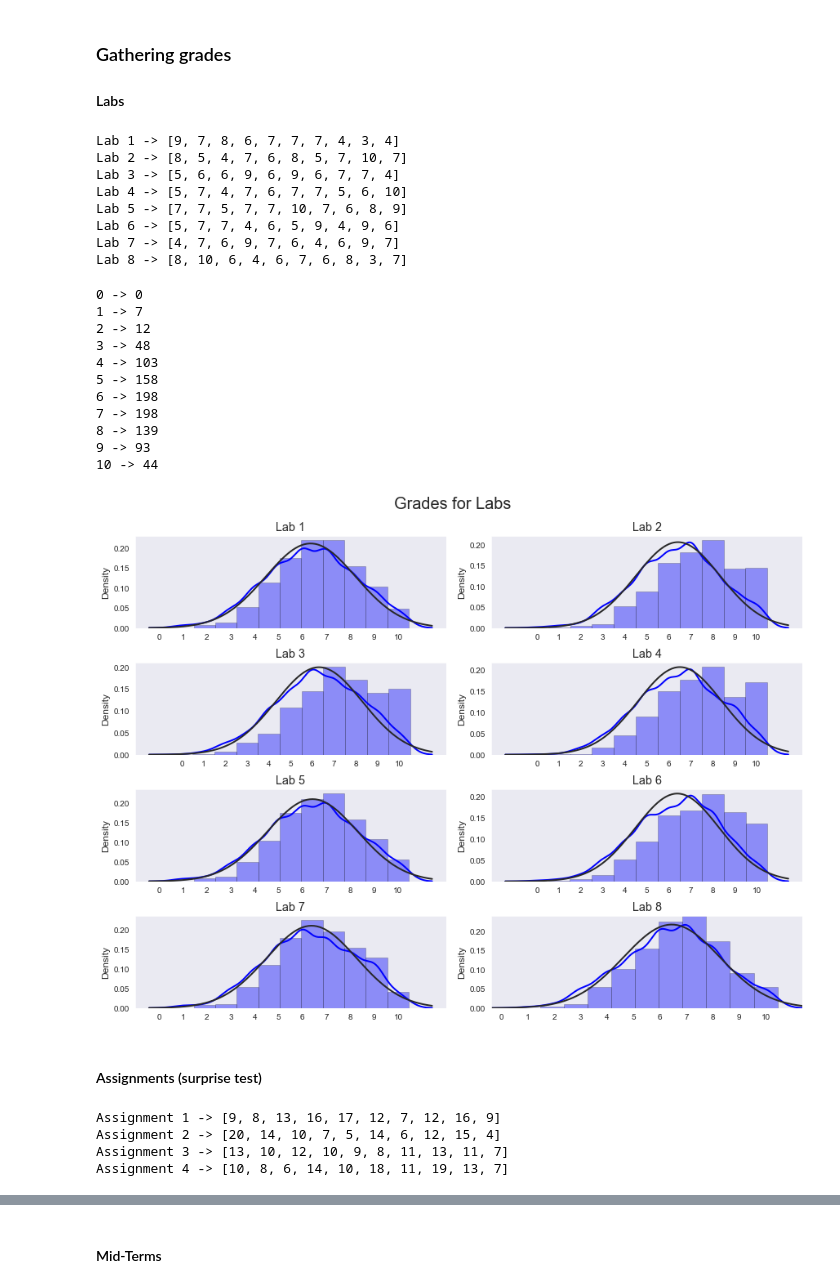
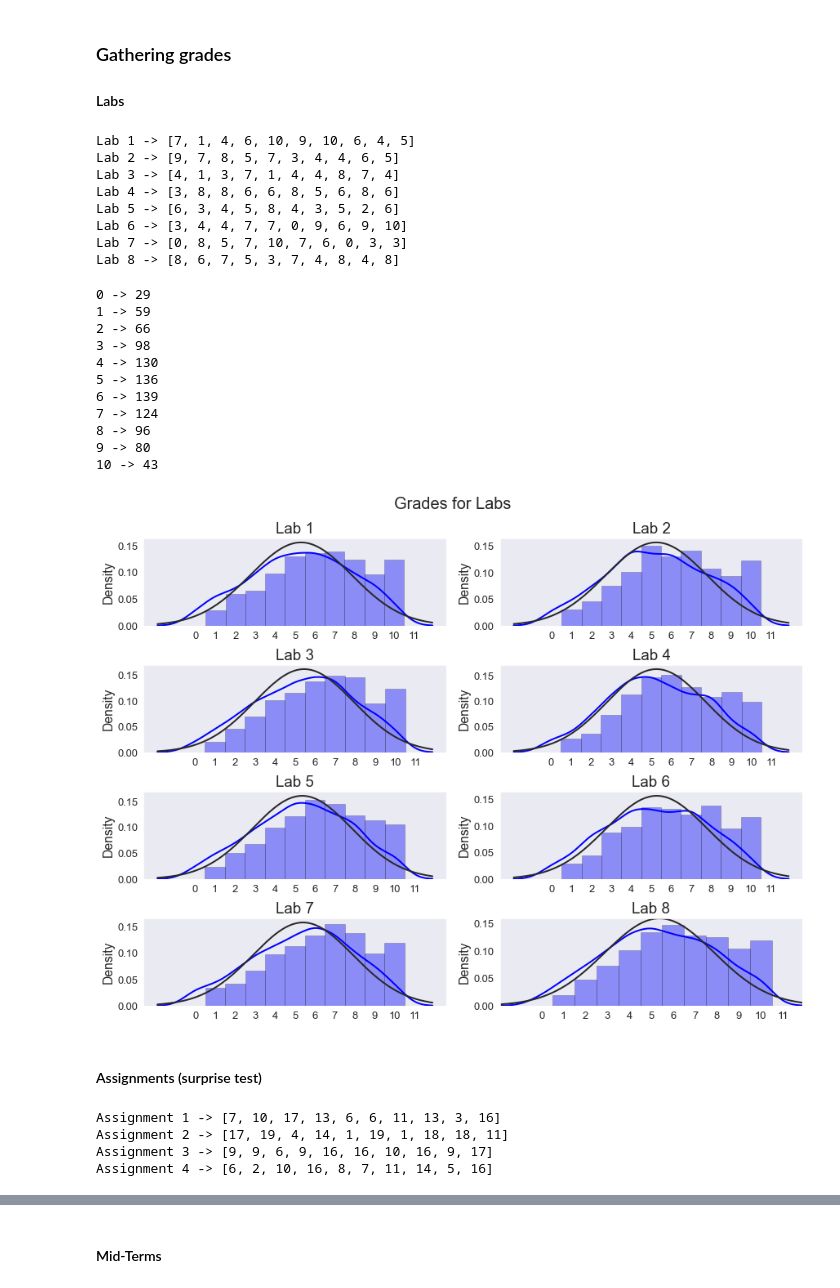
Before and after one commit to Cookie182/personal-projects, a Jupyter notebook: Grades_prediction/Grades_prediction.ipynb, the cells around one changed output, grey strips where cells are left out. Drawn from its saved outputs; the diff is of its cells as text; code cells hidden in the pictures.

```diff
--- a/Grades_prediction/Grades_prediction.ipynb
+++ b/Grades_prediction/Grades_prediction.ipynb
@@ -38,62 +39,62 @@ def grades(lower, upper, mean, std, n=n): # get an array of grades in a range an
 # %%
 Lab = dict()
 for _ in range(1, 9):
-    Lab[_] = grades(0, 11, 7, 2)
+    Lab[_] = grades(0, 11, 6, 3)
 for key, item in Lab.items():
     print(f"Lab {key} -> {item[:10]}")
 # %% [output]
-Lab 1 -> [9, 7, 8, 6, 7, 7, 7, 4, 3, 4]
-Lab 2 -> [8, 5, 4, 7, 6, 8, 5, 7, 10, 7]
-Lab 3 -> [5, 6, 6, 9, 6, 9, 6, 7, 7, 4]
-Lab 4 -> [5, 7, 4, 7, 6, 7, 7, 5, 6, 10]
-Lab 5 -> [7, 7, 5, 7, 7, 10, 7, 6, 8, 9]
-Lab 6 -> [5, 7, 7, 4, 6, 5, 9, 4, 9, 6]
-Lab 7 -> [4, 7, 6, 9, 7, 6, 4, 6, 9, 7]
-Lab 8 -> [8, 10, 6, 4, 6, 7, 6, 8, 3, 7]
+Lab 1 -> [7, 1, 4, 6, 10, 9, 10, 6, 4, 5]
+Lab 2 -> [9, 7, 8, 5, 7, 3, 4, 4, 6, 5]
+Lab 3 -> [4, 1, 3, 7, 1, 4, 4, 8, 7, 4]
+Lab 4 -> [3, 8, 8, 6, 6, 8, 5, 6, 8, 6]
+Lab 5 -> [6, 3, 4, 5, 8, 4, 3, 5, 2, 6]
+Lab 6 -> [3, 4, 4, 7, 7, 0, 9, 6, 9, 10]
+Lab 7 -> [0, 8, 5, 7, 10, 7, 6, 0, 3, 3]
+Lab 8 -> [8, 6, 7, 5, 3, 7, 4, 8, 4, 8]
 # %%
 for _ in range(11):
     print(f"{_} -> {Lab[1].count(_)}")
 # %% [output]
-0 -> 0
-1 -> 7
-2 -> 12
-3 -> 48
-4 -> 103
-5 -> 158
-6 -> 198
-7 -> 198
-8 -> 139
-9 -> 93
-10 -> 44
+0 -> 29
+1 -> 59
+2 -> 66
+3 -> 98
+4 -> 130
+5 -> 136
+6 -> 139
+7 -> 124
+8 -> 96
+9 -> 80
+10 -> 43
 # %%
 fig = plt.figure(constrained_layout=True, figsize=(12, 9))
 grid = gs(nrows=4, ncols=2, figure=fig)
 for _ in range(8):
     ax = fig.add_subplot(grid[_])
     # comparing distribution of grades to a regular normal distribution line
     sns.distplot(Lab[(_+1)], fit=ss.norm, ax=ax, norm_hist=True, color='blue',
                  hist_kws=dict(edgecolor='black', align='right', color='blue'), bins=10)
-    plt.xticks(range(0, 11))
+    plt.xticks(range(0, 12))
     ax.set_title(f"Lab {_+1}")
 fig.suptitle('Grades for Labs', fontsize=20)
 plt.margins(0.001, 0.001)
 grid.tight_layout(fig)
 plt.show()
 # %% [output]
-[figure, old version]
+[figure, new version]
 # %% [markdown]
 #### Assignments (surprise test)
 # %%
 Assignment = dict()
 for _ in range(1, 5):
-    Assignment[_] = grades(0, 21, 12, 4)
+    Assignment[_] = grades(0, 21, 12, 6)
 for key, item in Assignment.items():
     print(f"Assignment {key} -> {item[:10]}")
 # %% [output]
-Assignment 1 -> [9, 8, 13, 16, 17, 12, 7, 12, 16, 9]
-Assignment 2 -> [20, 14, 10, 7, 5, 14, 6, 12, 15, 4]
-Assignment 3 -> [13, 10, 12, 10, 9, 8, 11, 13, 11, 7]
-Assignment 4 -> [10, 8, 6, 14, 10, 18, 11, 19, 13, 7]
+Assignment 1 -> [7, 10, 17, 13, 6, 6, 11, 13, 3, 16]
+Assignment 2 -> [17, 19, 4, 14, 1, 19, 1, 18, 18, 11]
+Assignment 3 -> [9, 9, 6, 9, 16, 16, 10, 16, 9, 17]
+Assignment 4 -> [6, 2, 10, 16, 8, 7, 11, 14, 5, 16]
 # %%
 for _ in range(21):
     print(f"{_} -> {Assignment[1].count(_)}")
```
Also changed, not shown: parts of 50 cells of this notebook, 2 other files.
